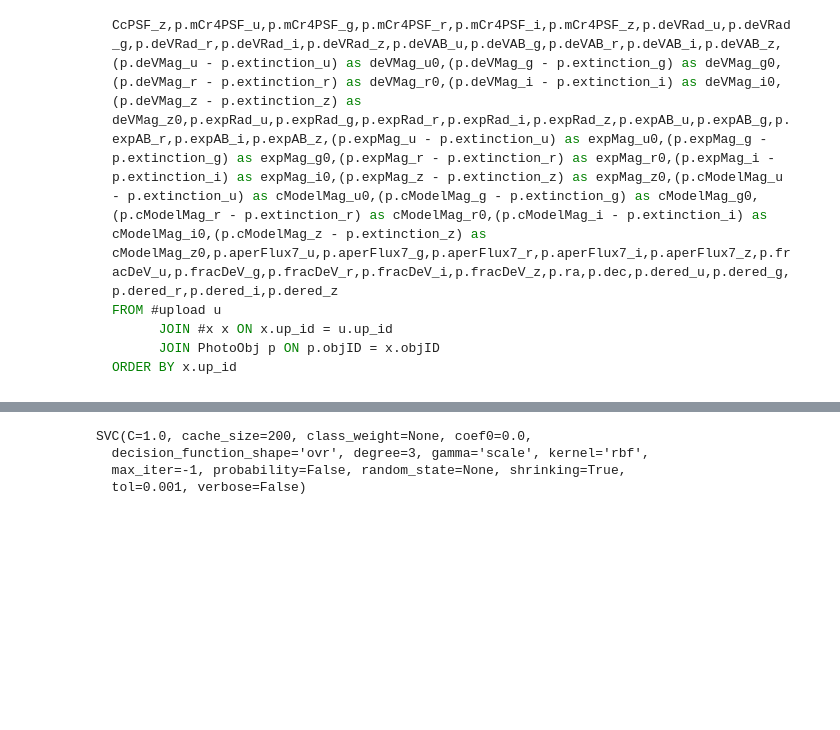
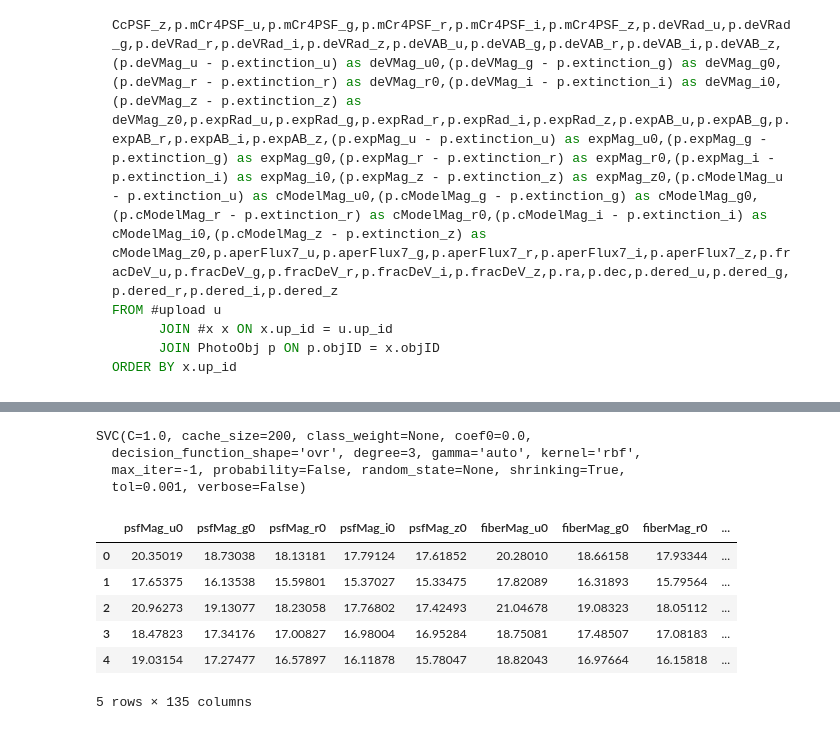
Before and after one commit to danbanan/Perseus-vs-background, a Jupyter notebook: machine-learning.ipynb, the cells around one changed output, grey strips where cells are left out. Cells and saved outputs as stored; diff of their text form; code cells hidden in the pictures; blank space fills up the shorter version.

Commit message:
Ran SVM with perseus test data

```diff
--- a/machine-learning.ipynb
+++ b/machine-learning.ipynb
@@ -153,37 +153,46 @@ training_combine.head()
 # %%
-#The two seperate array used in SVM to construct a
-#predicting model
+#The two seperate array used in SVM to construct a predicting model
 samples = training_combine.drop('label',1)
 labels = training_combine['label']
 
 #Using the default kernel type which is a Gaussian
 #The other 2 kernel types that might be helpful in this classifcation
 #is sigmoid and polynomial
-model = svm.SVC(gamma='scale')
+model = svm.SVC(gamma='auto')
 
 #Fitting the model and it can now be used to predict labels if we feed an array with
 #the same parameters
 model.fit(samples,labels)
 # %% [output]
 SVC(C=1.0, cache_size=200, class_weight=None, coef0=0.0,
-  decision_function_shape='ovr', degree=3, gamma='scale', kernel='rbf',
+  decision_function_shape='ovr', degree=3, gamma='auto', kernel='rbf',
   max_iter=-1, probability=False, random_state=None, shrinking=True,
   tol=0.001, verbose=False)
 # %%
 #We now grab the test data which is the all-sky csv file retrieved from NED
-base_test = pd.read_csv('./complete/all-sky-dwarfs.csv')
+base_test = pd.read_csv('./test-dataset/perseus.csv')
 
 #Strip all the unusefull data and format it to be usefull in SDSS CrossID
-cross_id_test = base_test[['objID','ra','dec']]
+cross_id_test = base_test
 
 #Export formated file to be used in SDSS CrossID
 cross_id_test.to_csv(r'./machine-learning-sets/testData_crossID.csv', index=False)
 
 #After doing CrossID, importing the Testing Dataset
-test_Data = pd.read_csv('./machine-learning-sets/testData_FULL_SDSS.csv')
+test_Data = pd.read_csv('./machine-learning-sets/testData_crossID.csv')
 
 #Droping the unuseful objID that comes with CrossID
-test_Data = test_Data.drop(['objID','objID1'], axis=1)
+test_Data = test_Data.drop(['ra','dec'], axis=1)
+
+test_Data.head()
+# %% [output]
+|  | psfMag_u0 | psfMag_g0 | psfMag_r0 | psfMag_i0 | psfMag_z0 | fiberMag_u0 | fiberMag_g0 | fiberMag_r0 | ... |
+| 0 | 20.35019 | 18.73038 | 18.13181 | 17.79124 | 17.61852 | 20.28010 | 18.66158 | 17.93344 | ... |
+| 1 | 17.65375 | 16.13538 | 15.59801 | 15.37027 | 15.33475 | 17.82089 | 16.31893 | 15.79564 | ... |
+| 2 | 20.96273 | 19.13077 | 18.23058 | 17.76802 | 17.42493 | 21.04678 | 19.08323 | 18.05112 | ... |
+| 3 | 18.47823 | 17.34176 | 17.00827 | 16.98004 | 16.95284 | 18.75081 | 17.48507 | 17.08183 | ... |
+| 4 | 19.03154 | 17.27477 | 16.57897 | 16.11878 | 15.78047 | 18.82043 | 16.97664 | 16.15818 | ... |
+5 rows × 135 columns
 # %%
 #Time for the predict, remember that 1 means foreground and 0 means background
 results = model.predict(test_Data)
```
Also changed, not shown: parts of 6 cells of this notebook, 1 other file.
